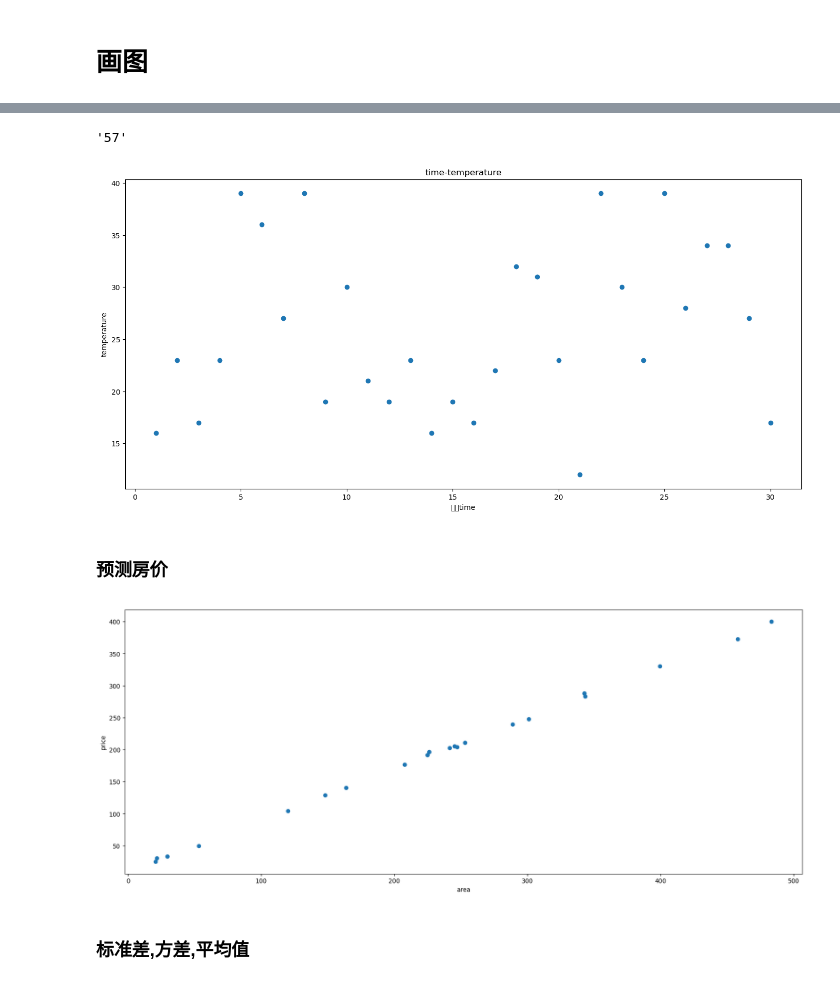
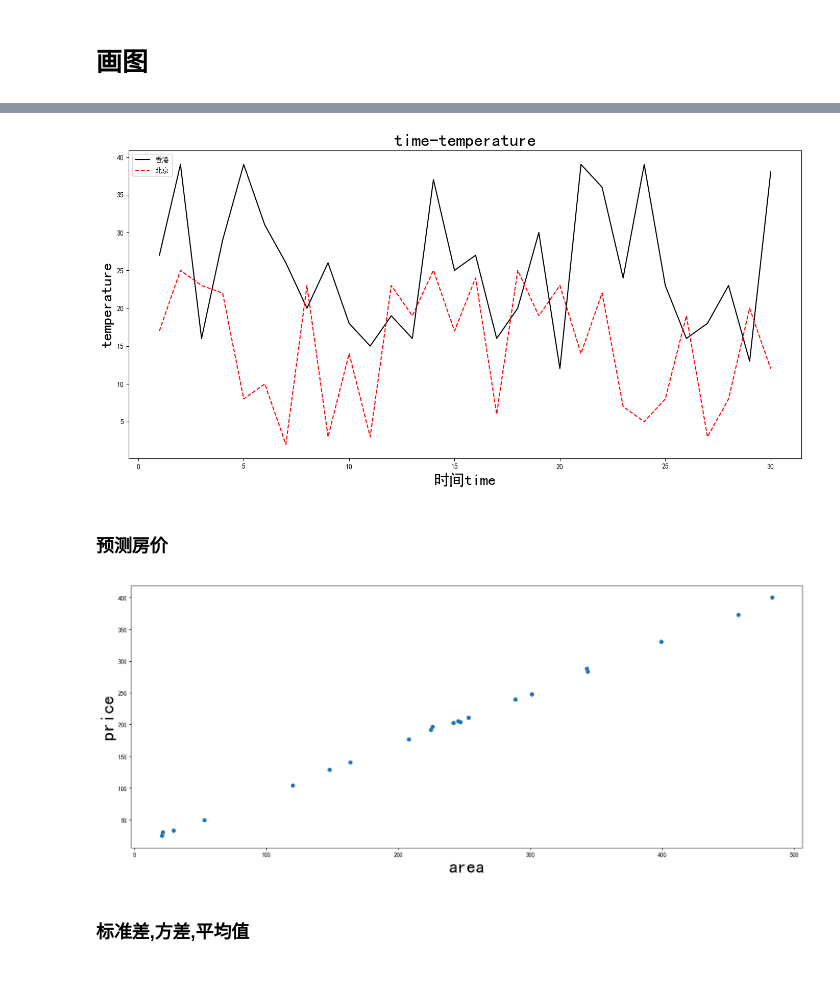
Before and after one commit to create6/Titanic_data, a Jupyter notebook: demo1.ipynb, the cells around one changed output, grey strips where cells are left out. Cells and saved outputs as stored; diff of their text form; code cells hidden in the pictures.

```diff
--- a/demo1.ipynb
+++ b/demo1.ipynb
@@ -30,35 +32,38 @@ plt.plot(x,y)
 # %%
 import matplotlib.pyplot as plt
 import random
 
 #准备数据,x,y参数
 x=range(1,31)
-y =[random.randint(12,39) for i in range(30)] #列表推导式 [random.randint(12,39) for i in x]
+y_hk =[random.randint(12,39) for i in range(30)] #列表推导式 [random.randint(12,39) for i in x]
+y_bj =[random.randint(2,28) for i in range(30)]
 #创建画布
 plt.figure(figsize=(17,8),dpi=100)
 #绘制
 #拆线图
-# plt.plot(x,y)
+plt.plot(x,y_hk,color='k',label='香港')
+plt.plot(x,y_bj,color='r',linestyle='--',label='北京')
+#设置图例
+plt.legend(loc='best')
+
 #散点图
-plt.scatter(x,y)
+# plt.scatter(x,y)
 #柱状图
 # plt.bar(x,y)
 # plt.barh(x,y) #柱子横放
 
 #添加描述信息
-plt.xlabel('时间time')
-plt.ylabel('temperature')
-plt.title('time-temperature')
+plt.xlabel('时间time',fontsize=22)
+plt.ylabel('temperature',fontsize=22)
+plt.title('time-temperature',fontsize=25)
 #save
-fileName=str(random.randint(1,100))
+# fileName=str(random.randint(1,100))
 # plt.savefig('plot{}.png'.format(fileName))
+# fileName
 
-fileName
-#
-# plt.show()
+plt.show()
 # %% [output]
-'57'
-[figure, old version]
+[figure, new version]
 # %% [markdown]
 ### 预测房价
 # %%
@@ -73,8 +78,8 @@ y = [196.63, 203.88, 210.75, 372.74, 202.41, 247.61,  24.9 , 239.34,
 #创建画布
 plt.figure(figsize=(20,8),dpi=100)
 #添加说明
-plt.xlabel('area')
-plt.ylabel("price")
+plt.xlabel('area',fontsize=30)
+plt.ylabel("price",fontsize=30)
 
 #绘制
 plt.scatter(x,y)
@@ -83,7 +88,7 @@ plt.scatter(x,y)
 #save
 plt.savefig('housePrice.png')
 # %% [output]
-[figure, old version]
+[figure, new version]
 # %% [markdown]
 ### 标准差,方差,平均值
 # %%
```
Also changed, not shown: parts of 3 cells of this notebook, 25 other files.
